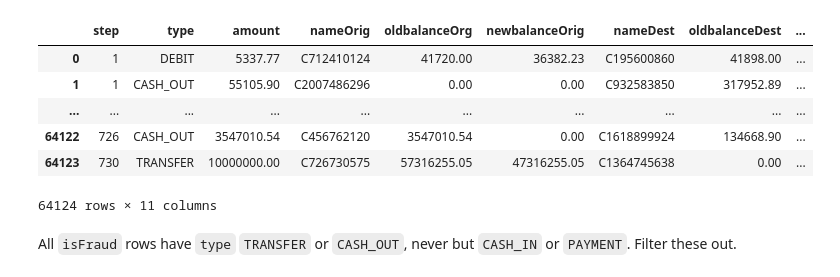
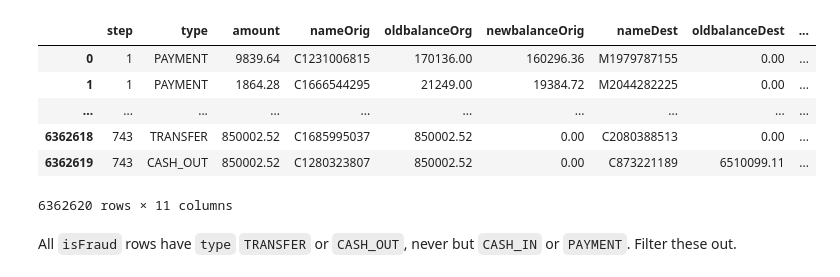
Before and after one commit to aboavent/fraud-detect-blackbelt, a Jupyter notebook: frauddetection.ipynb, the cells around one changed output. Saved outputs shown, nothing was run; the diff lists cells and outputs as text; code cells hidden in the pictures.

```diff
--- a/frauddetection.ipynb
+++ b/frauddetection.ipynb
@@ -27,7 +42,7 @@ Wall time: 2.98 s
 %%time
 import random
 import pandas as pd
-raw_data_filename = 'short-fraud-detection.csv'
+raw_data_filename = 'fraud-detection.csv'
 
 s3 = boto3.resource('s3', region_name=region)
 #s3.Bucket(bucket).download_file(raw_data_filename, raw_data_filename)
@@ -46,10 +61,10 @@ Wall time: 1.23 s
 |  | step | type | amount | nameOrig | oldbalanceOrg | newbalanceOrig | nameDest | oldbalanceDest | ... |
-| 0 | 1 | DEBIT | 5337.77 | C712410124 | 41720.00 | 36382.23 | C195600860 | 41898.00 | ... |
-| 1 | 1 | CASH_OUT | 55105.90 | C2007486296 | 0.00 | 0.00 | C932583850 | 317952.89 | ... |
+| 0 | 1 | PAYMENT | 9839.64 | C1231006815 | 170136.00 | 160296.36 | M1979787155 | 0.00 | ... |
+| 1 | 1 | PAYMENT | 1864.28 | C1666544295 | 21249.00 | 19384.72 | M2044282225 | 0.00 | ... |
 | ... | ... | ... | ... | ... | ... | ... | ... | ... | ... |
-| 64122 | 726 | CASH_OUT | 3547010.54 | C456762120 | 3547010.54 | 0.00 | C1618899924 | 134668.90 | ... |
-| 64123 | 730 | TRANSFER | 10000000.00 | C726730575 | 57316255.05 | 47316255.05 | C1364745638 | 0.00 | ... |
+| 6362618 | 743 | TRANSFER | 850002.52 | C1685995037 | 850002.52 | 0.00 | C2080388513 | 0.00 | ... |
+| 6362619 | 743 | CASH_OUT | 850002.52 | C1280323807 | 850002.52 | 0.00 | C873221189 | 6510099.11 | ... |
-64124 rows × 11 columns
+6362620 rows × 11 columns
 # %% [markdown]
 All `isFraud` rows have `type` `TRANSFER` or `CASH_OUT`, never but `CASH_IN` or `PAYMENT`. Filter these out.
 # %%
```
Also changed, not shown: parts of 25 cells of this notebook.
